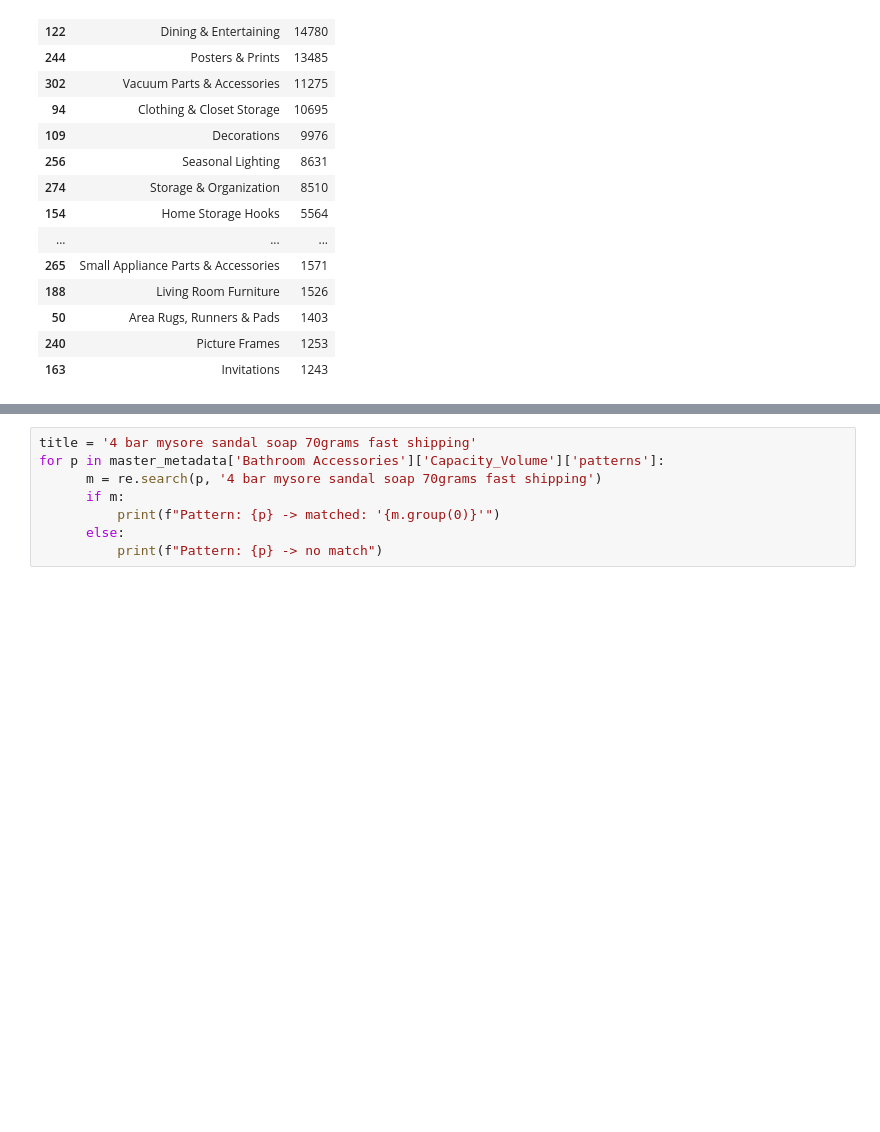
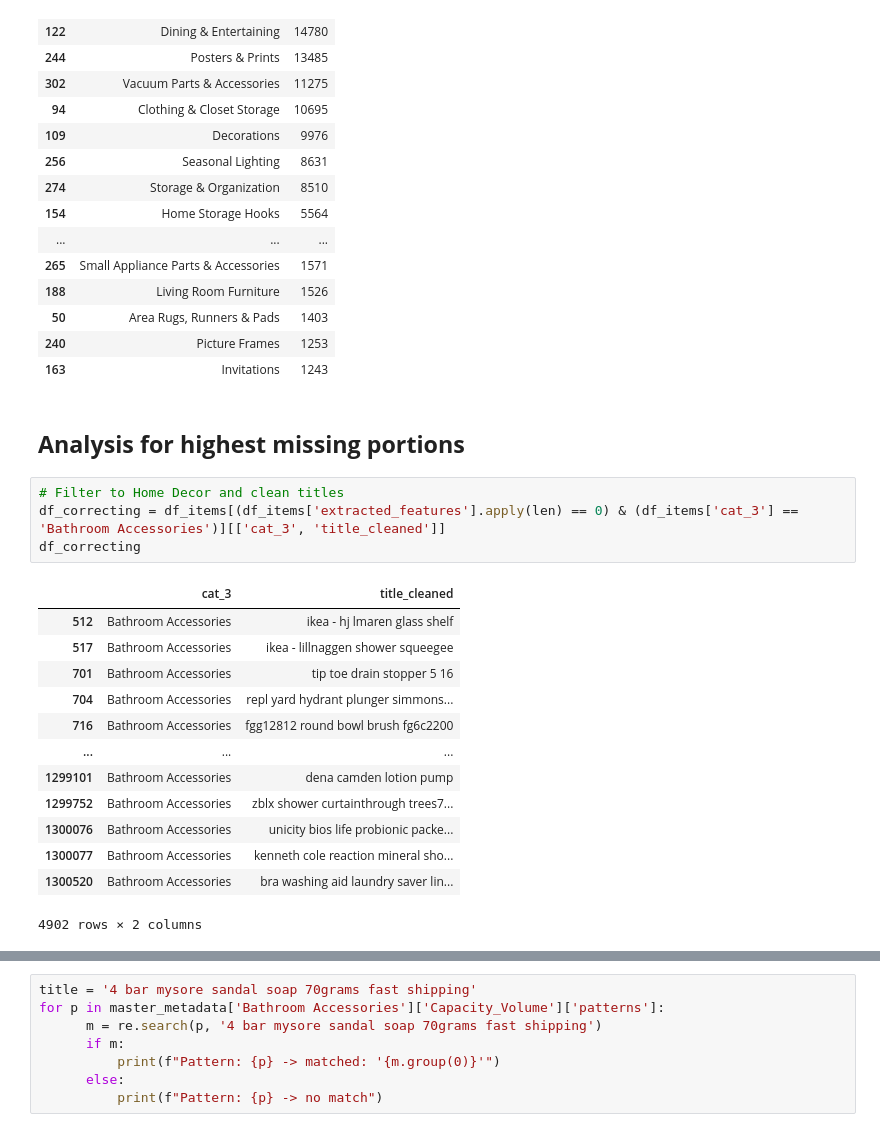
Before and after one commit to flamesmith/RecSystem, a Jupyter notebook: notebooks/analyze_features.ipynb, the cells around one changed output, grey strips where cells are left out. Drawn from its saved outputs; the diff is of its cells as text; blank space fills up the shorter version.

```diff
--- a/notebooks/analyze_features.ipynb
+++ b/notebooks/analyze_features.ipynb
@@ -484,3 +468,23 @@ df_items_counts[df_items_counts['count'] > 1000]
 | 50 | Area Rugs, Runners & Pads | 1403 |
 | 240 | Picture Frames | 1253 |
 | 163 | Invitations | 1243 |
+# %% [markdown]
+## **Analysis for highest missing portions**
+# %%
+# Filter to Home Decor and clean titles
+df_correcting = df_items[(df_items['extracted_features'].apply(len) == 0) & (df_items['cat_3'] == 'Bathroom Accessories')][['cat_3', 'title_cleaned']]
+df_correcting
+# %% [output]
+|  | cat_3 | title_cleaned |
+| 512 | Bathroom Accessories | ikea - hj lmaren glass shelf |
+| 517 | Bathroom Accessories | ikea - lillnaggen shower squeegee |
+| 701 | Bathroom Accessories | tip toe drain stopper 5 16 |
+| 704 | Bathroom Accessories | repl yard hydrant plunger simmons... |
+| 716 | Bathroom Accessories | fgg12812 round bowl brush fg6c2200 |
+| ... | ... | ... |
+| 1299101 | Bathroom Accessories | dena camden lotion pump |
+| 1299752 | Bathroom Accessories | zblx shower curtainthrough trees7... |
+| 1300076 | Bathroom Accessories | unicity bios life probionic packe... |
+| 1300077 | Bathroom Accessories | kenneth cole reaction mineral sho... |
+| 1300520 | Bathroom Accessories | bra washing aid laundry saver lin... |
+4902 rows × 2 columns
```
Also changed, not shown: parts of 3 cells of this notebook, 2 other files.
